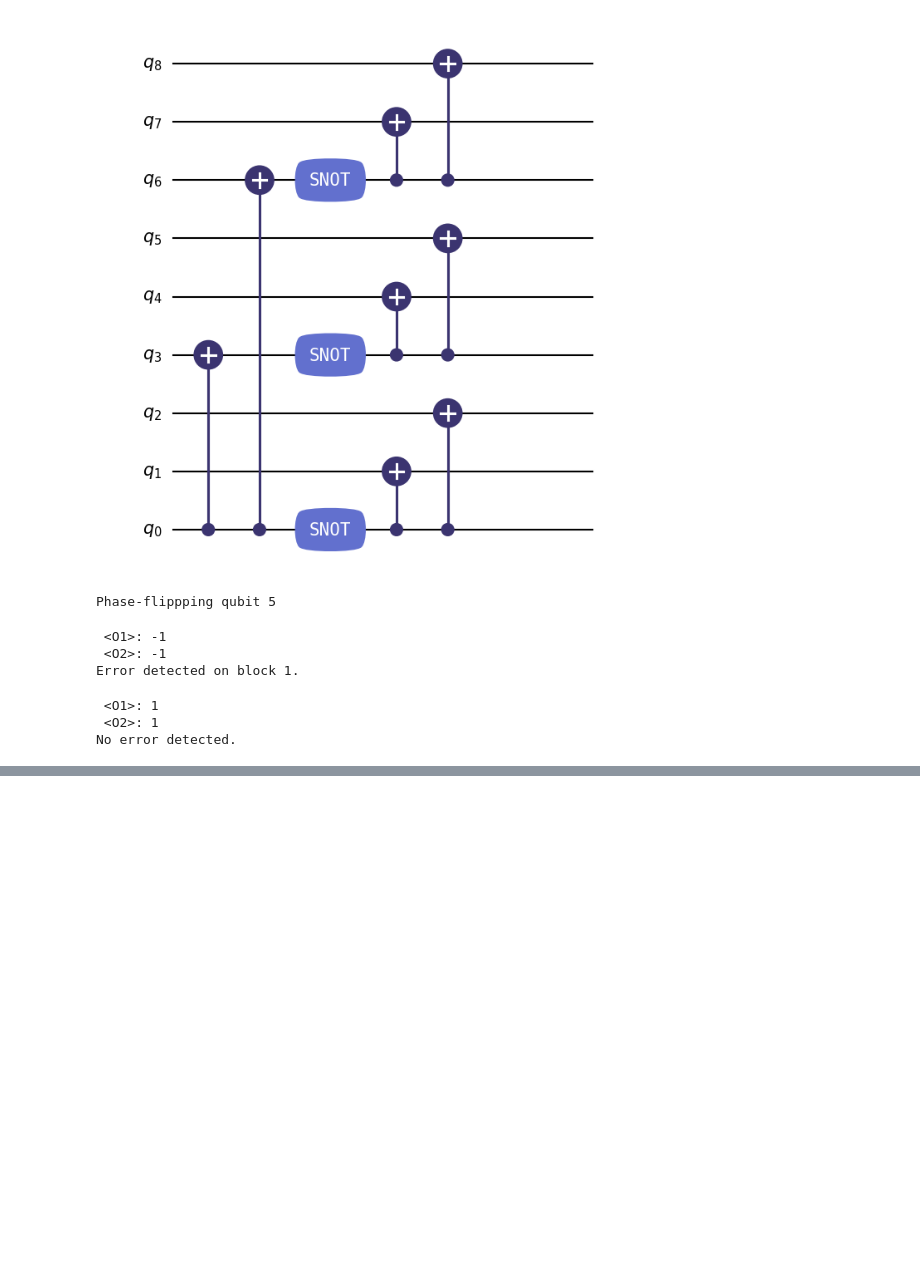
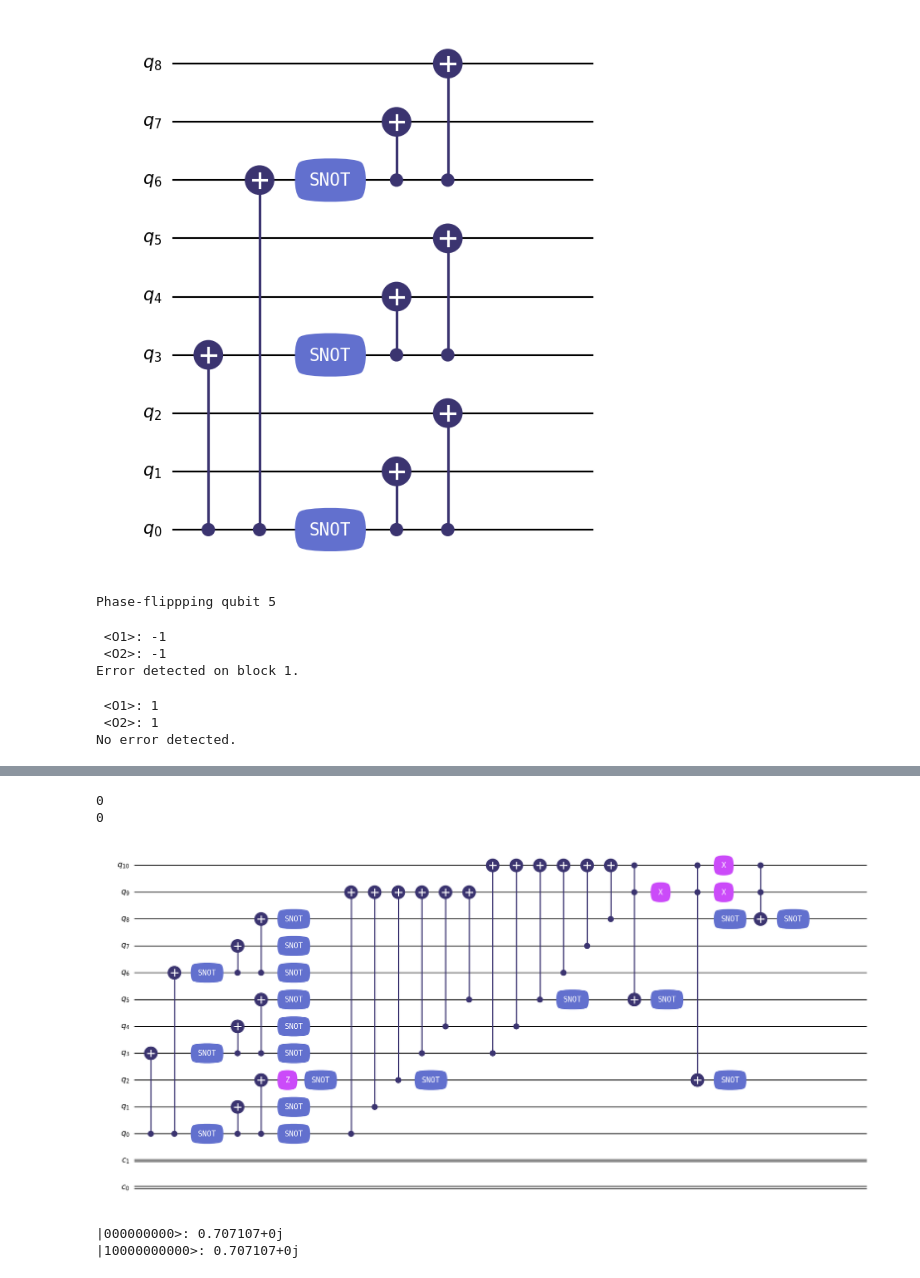
Before and after one commit to campojorge/Practica-10, a Jupyter notebook: main.ipynb, the cells around one changed output, grey strips where cells are left out. Drawn from its saved outputs; the diff is of its cells as text; code cells hidden in the pictures; blank space fills up the shorter version.

```diff
--- a/main.ipynb
+++ b/main.ipynb
@@ -475,0 +518,72 @@ No error detected.
+# %%
+#Ejecutamos el circuito
+simulador=CircuitSimulator(qenc)
+resultado=simulador.run(q13, cbits=[0, 0])
+medidas = resultado.get_cbits(0)
+
+print(medidas[0])
+print(medidas[1])
+# %% [output]
+0
+0
+# %%
+qenc = QubitCircuit(11,num_cbits=2, reverse_states=False)
+qenc.add_gate("CNOT", controls=[0], targets=[3])
+qenc.add_gate("CNOT", controls=[0], targets=[6])
+qenc.add_gate("SNOT", targets=[0])
+qenc.add_gate("SNOT", targets=[3])
+qenc.add_gate("SNOT", targets=[6])
+qenc.add_gate("CNOT", controls=[6], targets=[7])
+qenc.add_gate("CNOT", controls=[6], targets=[8])
+qenc.add_gate("CNOT", controls=[3], targets=[4])
+qenc.add_gate("CNOT", controls=[3], targets=[5])
+qenc.add_gate("CNOT", controls=[0], targets=[1])
+qenc.add_gate("CNOT", controls=[0], targets=[2])
+qenc.add_gate("Z",targets=[2])
+qenc.add_gate("SNOT", targets=[0])
+qenc.add_gate("SNOT", targets=[1])
+qenc.add_gate("SNOT", targets=[2])
+qenc.add_gate("SNOT", targets=[3])
+qenc.add_gate("SNOT", targets=[4])
+qenc.add_gate("SNOT", targets=[5])
+qenc.add_gate("SNOT", targets=[6])
+qenc.add_gate("SNOT", targets=[7])
+qenc.add_gate("SNOT", targets=[8])
+qenc.add_gate("CNOT", controls=[0], targets=[9])
+qenc.add_gate("CNOT", controls=[1], targets=[9])
+qenc.add_gate("CNOT", controls=[2], targets=[9])
+qenc.add_gate("CNOT", controls=[3], targets=[9])
+qenc.add_gate("CNOT", controls=[4], targets=[9])
+qenc.add_gate("CNOT", controls=[5], targets=[9])
+qenc.add_gate("CNOT", controls=[3], targets=[10])
+qenc.add_gate("CNOT", controls=[4], targets=[10])
+qenc.add_gate("CNOT", controls=[5], targets=[10])
+qenc.add_gate("CNOT", controls=[6], targets=[10])
+qenc.add_gate("CNOT", controls=[7], targets=[10])
+qenc.add_gate("CNOT", controls=[8], targets=[10])
+qenc.add_gate("SNOT", targets=[5])
+qenc.add_gate("TOFFOLI", controls=[10,9], targets=[5])
+qenc.add_gate("SNOT", targets=[5])
+qenc.add_gate("X", targets=[9])
+qenc.add_gate("SNOT", targets=[2])
+qenc.add_gate("TOFFOLI", controls=[10,9], targets=[2])
+qenc.add_gate("SNOT", targets=[2])
+qenc.add_gate("X", targets=[9])
+qenc.add_gate("X", targets=[10])
+qenc.add_gate("SNOT", targets=[8])
+qenc.add_gate("TOFFOLI", controls=[10,9], targets=[8])
+qenc.add_gate("SNOT", targets=[8])
+qenc
+# %% [output]
+[figure, added]
+# %%
+result=qenc.run(q13)
+#Mostramos este estado por pantalla
+coeficientes = q13.full().ravel()
+
+for i, coef in enumerate(coeficientes):
+    if abs(coef) > 1e-10:
+        print(f"|{i:09b}>: {coef:.6g}")
+# %% [output]
+|000000000>: 0.707107+0j
+|10000000000>: 0.707107+0j
```
Also changed, not shown: parts of 2 cells of this notebook.
